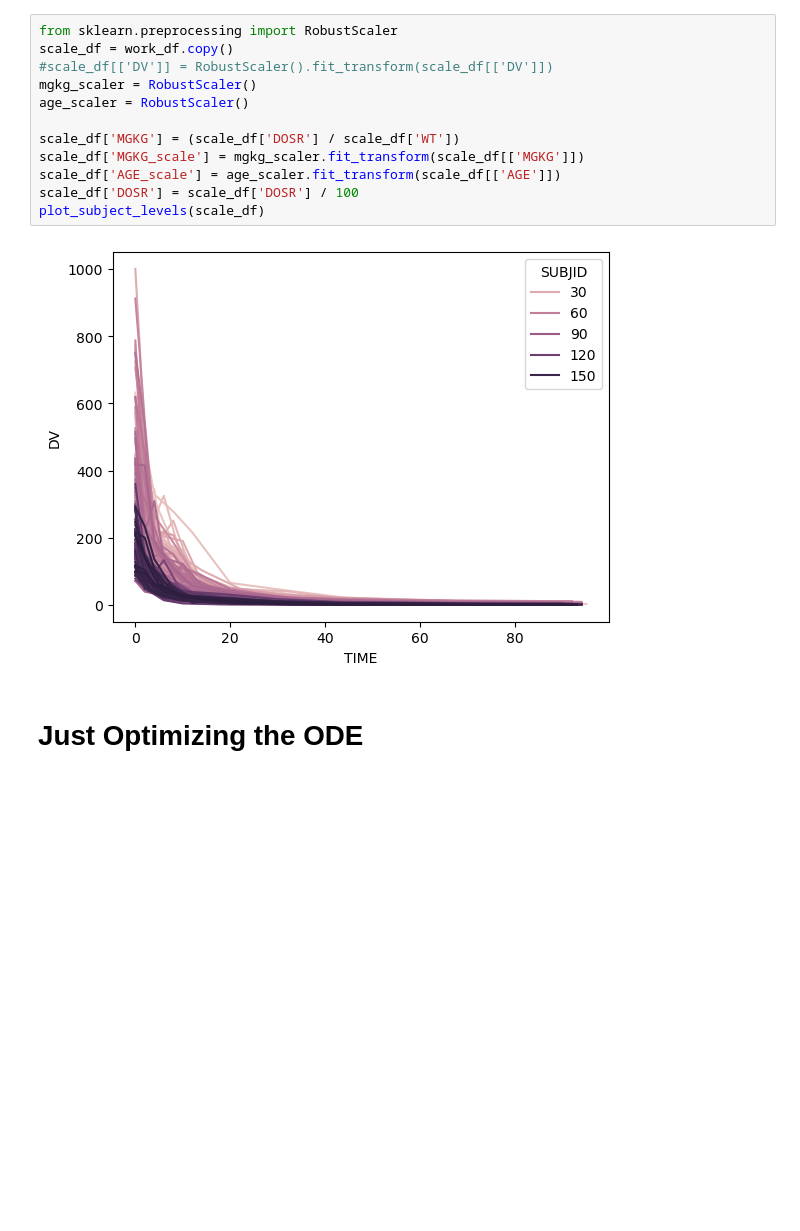
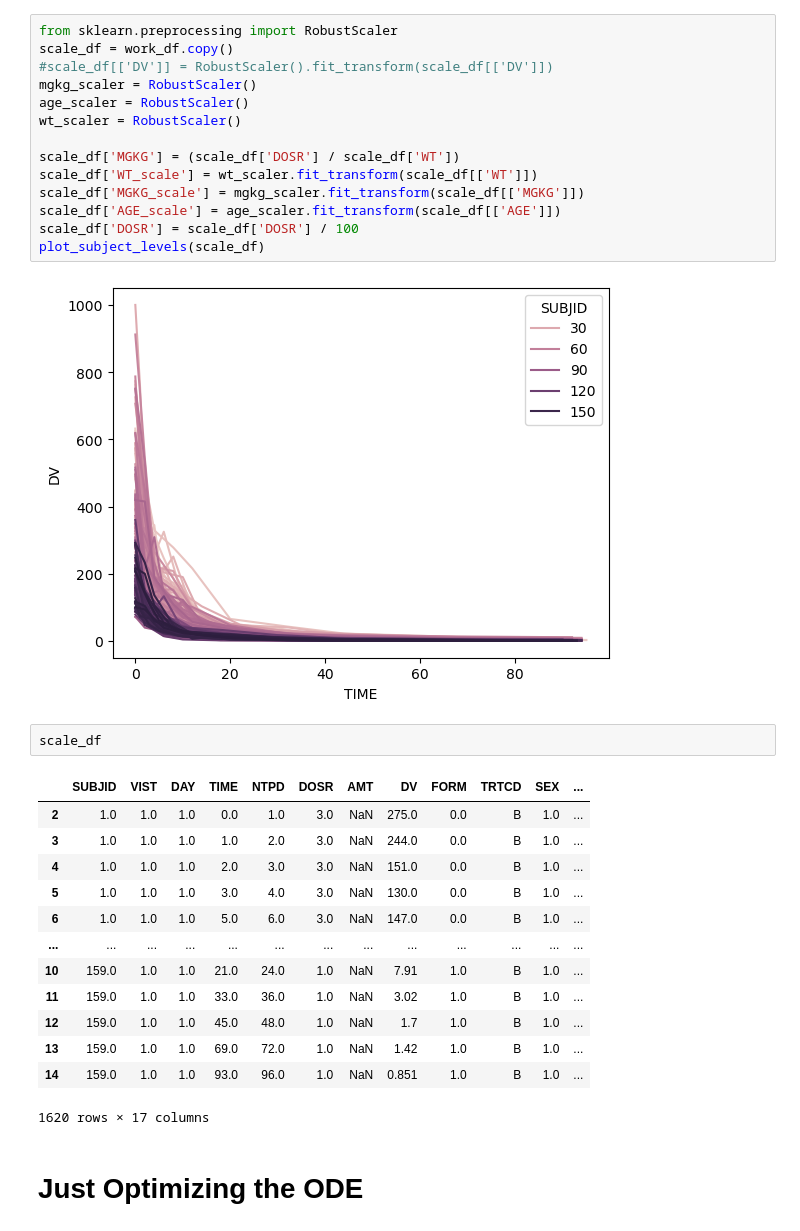
Before and after one commit to kelleyjbrady/NiceODE, a Jupyter notebook: t_0atDV_max_ode_solver.ipynb, the cells around one changed output. Cells and saved outputs as stored; diff of their text form; blank space fills up the shorter version.

```diff
--- a/t_0atDV_max_ode_solver.ipynb
+++ b/t_0atDV_max_ode_solver.ipynb
@@ -48,14 +48,32 @@ scale_df = work_df.copy()
 #scale_df[['DV']] = RobustScaler().fit_transform(scale_df[['DV']])
 mgkg_scaler = RobustScaler()
 age_scaler = RobustScaler()
+wt_scaler = RobustScaler()
 
 scale_df['MGKG'] = (scale_df['DOSR'] / scale_df['WT'])
+scale_df['WT_scale'] = wt_scaler.fit_transform(scale_df[['WT']])
 scale_df['MGKG_scale'] = mgkg_scaler.fit_transform(scale_df[['MGKG']])
 scale_df['AGE_scale'] = age_scaler.fit_transform(scale_df[['AGE']])
 scale_df['DOSR'] = scale_df['DOSR'] / 100
 plot_subject_levels(scale_df)
 # %% [output]
 [figure]
+# %%
+scale_df
+# %% [output]
+|  | SUBJID | VIST | DAY | TIME | NTPD | DOSR | AMT | DV | FORM | TRTCD | SEX | ... |
+| 2 | 1.0 | 1.0 | 1.0 | 0.0 | 1.0 | 3.0 | NaN | 275.0 | 0.0 | B | 1.0 | ... |
+| 3 | 1.0 | 1.0 | 1.0 | 1.0 | 2.0 | 3.0 | NaN | 244.0 | 0.0 | B | 1.0 | ... |
+| 4 | 1.0 | 1.0 | 1.0 | 2.0 | 3.0 | 3.0 | NaN | 151.0 | 0.0 | B | 1.0 | ... |
+| 5 | 1.0 | 1.0 | 1.0 | 3.0 | 4.0 | 3.0 | NaN | 130.0 | 0.0 | B | 1.0 | ... |
+| 6 | 1.0 | 1.0 | 1.0 | 5.0 | 6.0 | 3.0 | NaN | 147.0 | 0.0 | B | 1.0 | ... |
+| ... | ... | ... | ... | ... | ... | ... | ... | ... | ... | ... | ... | ... |
+| 10 | 159.0 | 1.0 | 1.0 | 21.0 | 24.0 | 1.0 | NaN | 7.91 | 1.0 | B | 1.0 | ... |
+| 11 | 159.0 | 1.0 | 1.0 | 33.0 | 36.0 | 1.0 | NaN | 3.02 | 1.0 | B | 1.0 | ... |
+| 12 | 159.0 | 1.0 | 1.0 | 45.0 | 48.0 | 1.0 | NaN | 1.7 | 1.0 | B | 1.0 | ... |
+| 13 | 159.0 | 1.0 | 1.0 | 69.0 | 72.0 | 1.0 | NaN | 1.42 | 1.0 | B | 1.0 | ... |
+| 14 | 159.0 | 1.0 | 1.0 | 93.0 | 96.0 | 1.0 | NaN | 0.851 | 1.0 | B | 1.0 | ... |
+1620 rows × 17 columns
 # %% [markdown]
 # Just Optimizing the ODE
 # %%
```
Also changed, not shown: parts of 2 cells of this notebook, 3 other files.
